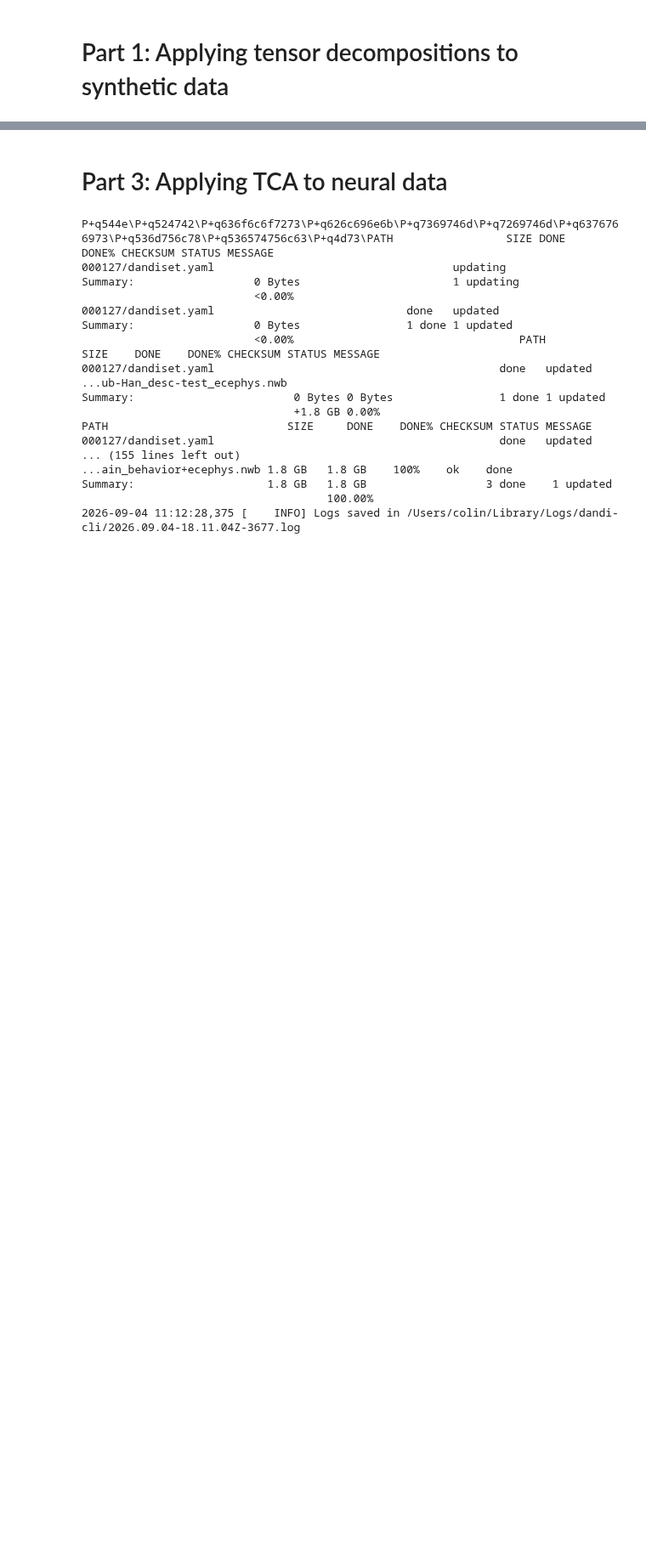
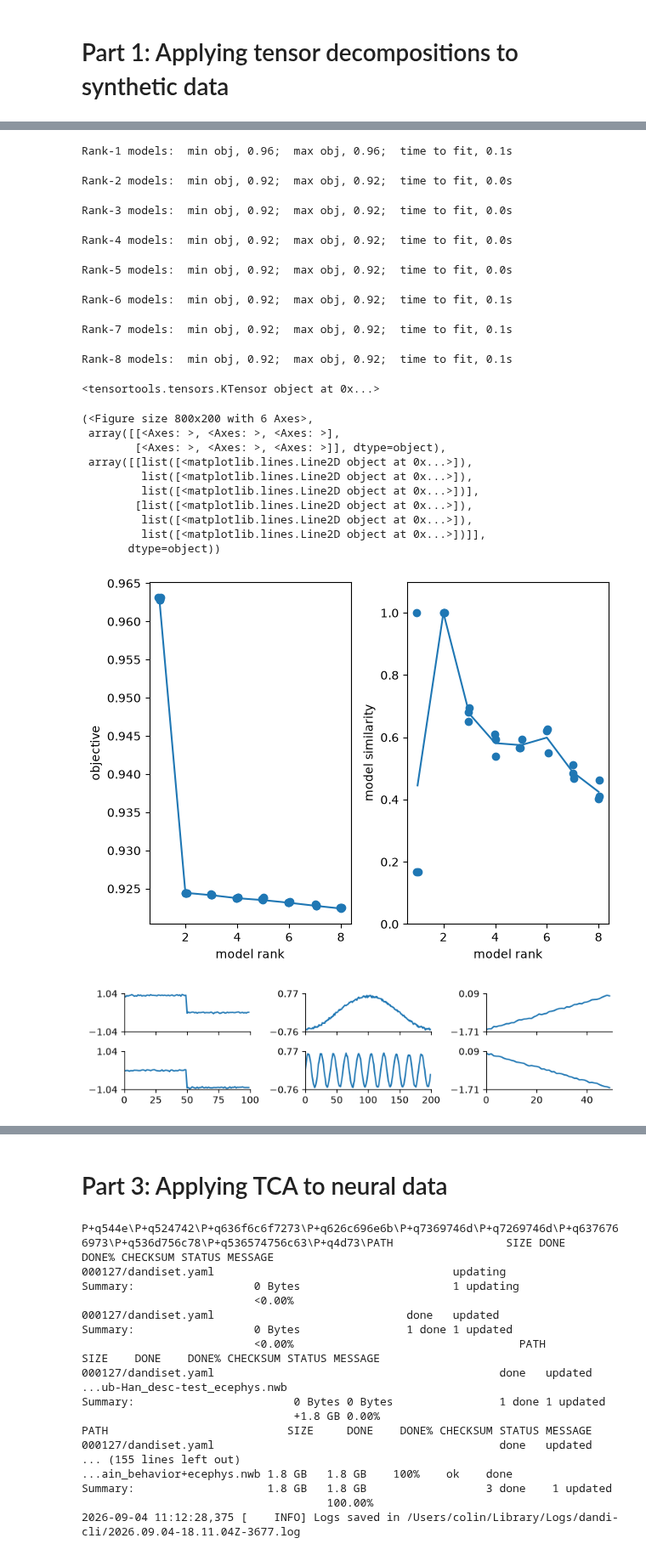
Before and after one commit to colinbredenberg/tca_tutorial, a Jupyter notebook: tutorial.ipynb, the cells around one changed output, grey strips where cells are left out. Shown at 85% size. Cells and saved outputs as stored; diff of their text form; code cells hidden in the pictures; blank space fills up the shorter version.

```diff
--- a/tutorial.ipynb
+++ b/tutorial.ipynb
@@ -18,0 +138,39 @@ The three parts are independent, and if you are already familiar with TCA feel f
+# %%
+#Fit a tensor decomposition to the data and visualize the resulting factors
+
+# Fit an ensemble of models, 4 random replicates / optimization runs per model rank
+ensemble = tt.Ensemble(fit_method="cp_als")
+ensemble.fit(data, ranks=range(1, 9), replicates=4)
+
+fig, axes = plt.subplots(1, 2)
+tt.plot_objective(ensemble, ax=axes[0])   # plot reconstruction error as a function of num components.
+tt.plot_similarity(ensemble, ax=axes[1])  # plot model similarity as a function of num components.
+fig.tight_layout()
+
+# Plot the low-d factors for an example model, e.g. rank-2, first optimization run / replicate.
+num_components = 2
+replicate = 0
+print(ensemble.factors(num_components)[replicate])
+tt.plot_factors(ensemble.factors(num_components)[replicate])  # plot the low-d factors
+# %% [output]
+Rank-1 models:  min obj, 0.96;  max obj, 0.96;  time to fit, 0.1s
+Rank-2 models:  min obj, 0.92;  max obj, 0.92;  time to fit, 0.0s
+Rank-3 models:  min obj, 0.92;  max obj, 0.92;  time to fit, 0.0s
+Rank-4 models:  min obj, 0.92;  max obj, 0.92;  time to fit, 0.0s
+Rank-5 models:  min obj, 0.92;  max obj, 0.92;  time to fit, 0.0s
+Rank-6 models:  min obj, 0.92;  max obj, 0.92;  time to fit, 0.1s
+Rank-7 models:  min obj, 0.92;  max obj, 0.92;  time to fit, 0.1s
+Rank-8 models:  min obj, 0.92;  max obj, 0.92;  time to fit, 0.1s
+<tensortools.tensors.KTensor object at 0x...>
+(<Figure size 800x200 with 6 Axes>,
+ array([[<Axes: >, <Axes: >, <Axes: >],
+        [<Axes: >, <Axes: >, <Axes: >]], dtype=object),
+ array([[list([<matplotlib.lines.Line2D object at 0x...>]),
+         list([<matplotlib.lines.Line2D object at 0x...>]),
+         list([<matplotlib.lines.Line2D object at 0x...>])],
+        [list([<matplotlib.lines.Line2D object at 0x...>]),
+         list([<matplotlib.lines.Line2D object at 0x...>]),
+         list([<matplotlib.lines.Line2D object at 0x...>])]],
+       dtype=object))
+[figure, added]
+[figure, added]
```
Also changed, not shown: parts of 11 cells of this notebook, 1 other file.
